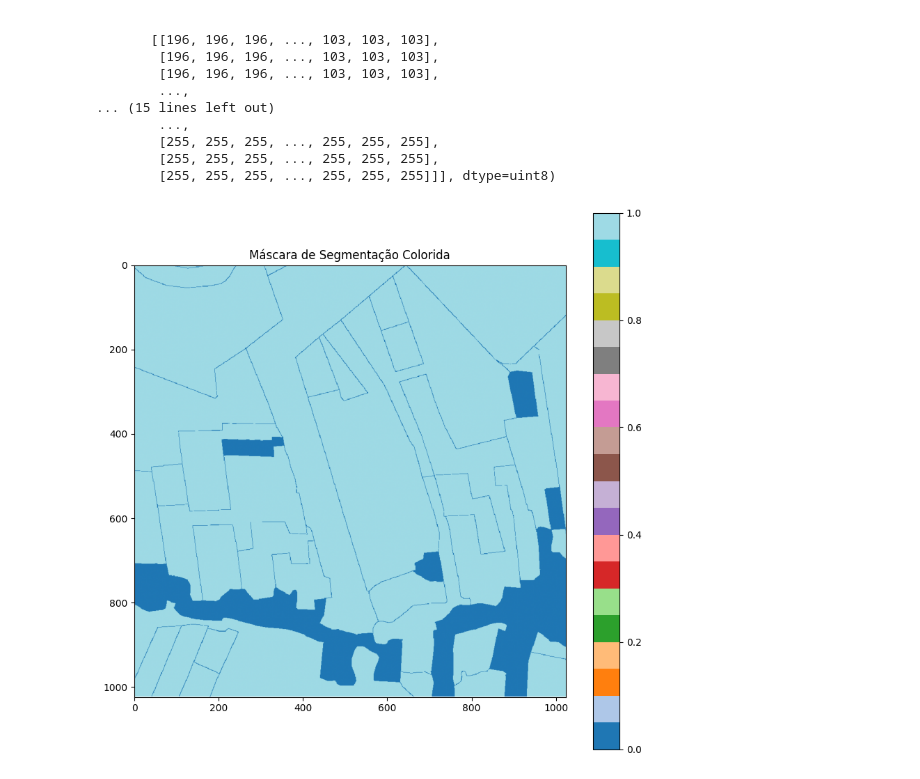
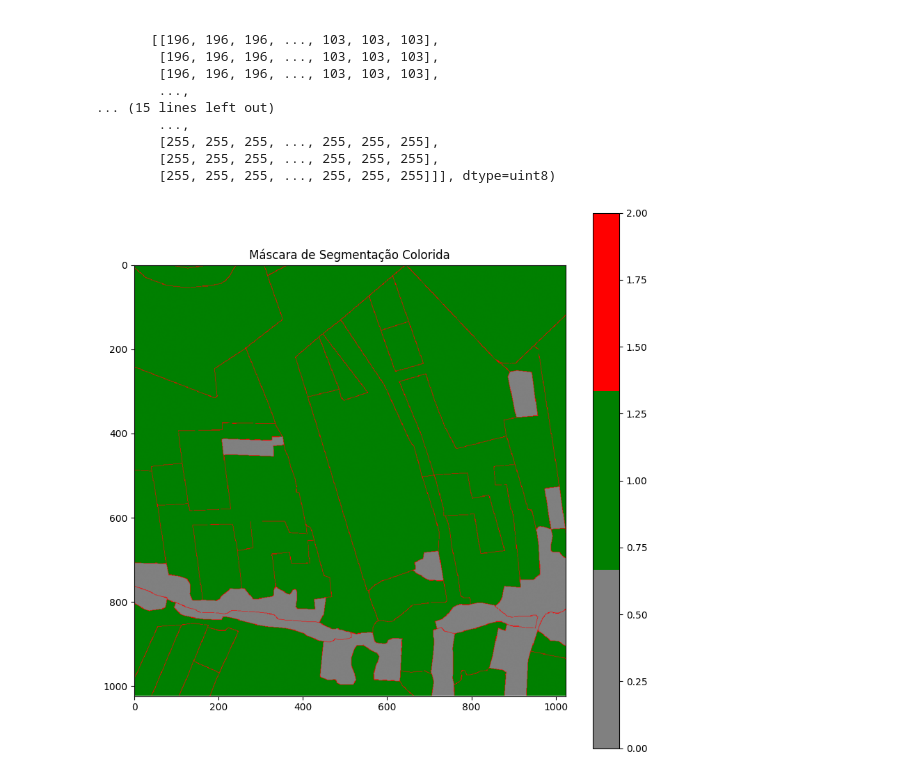
Before and after one commit to Thrakrien/geo-projects-car, a Jupyter notebook: testing_masks.ipynb, the cells around one changed output. Cells and saved outputs as stored; diff of their text form; code cells hidden in the pictures.

```diff
--- a/testing_masks.ipynb
+++ b/testing_masks.ipynb
@@ -182,19 +182,20 @@ import matplotlib.pyplot as plt
 # %%
 import matplotlib.pyplot as plt
+from matplotlib.colors import ListedColormap
 import numpy as np
 from PIL import Image
 
 image_path = "teste-imagem/ES-3204906-FEC6452DE4354398BB52137330D93B31.tif"
 
 # 1. Carregar a imagem (importar para array numpy)
 # Usamos o PIL para garantir suporte a TIF e converter para array
 mask_gray = np.array(Image.open(image_path))
-
+cmap = ListedColormap(['gray', 'green', 'red'])
 # 2. Plotar com mapa de cores discreto
 plt.figure(figsize=(10, 10))
-plt.imshow(mask_gray, cmap='tab20')
+plt.imshow(mask_gray, cmap=cmap)
 plt.colorbar() # Mostra a barra de cores para identificar os valores das classes
 plt.title("Máscara de Segmentação Colorida")
 plt.show()
 # %% [output]
-[figure, old version]
+[figure, new version]
```
Also changed, not shown: parts of 4 cells of this notebook, 2 other files.
